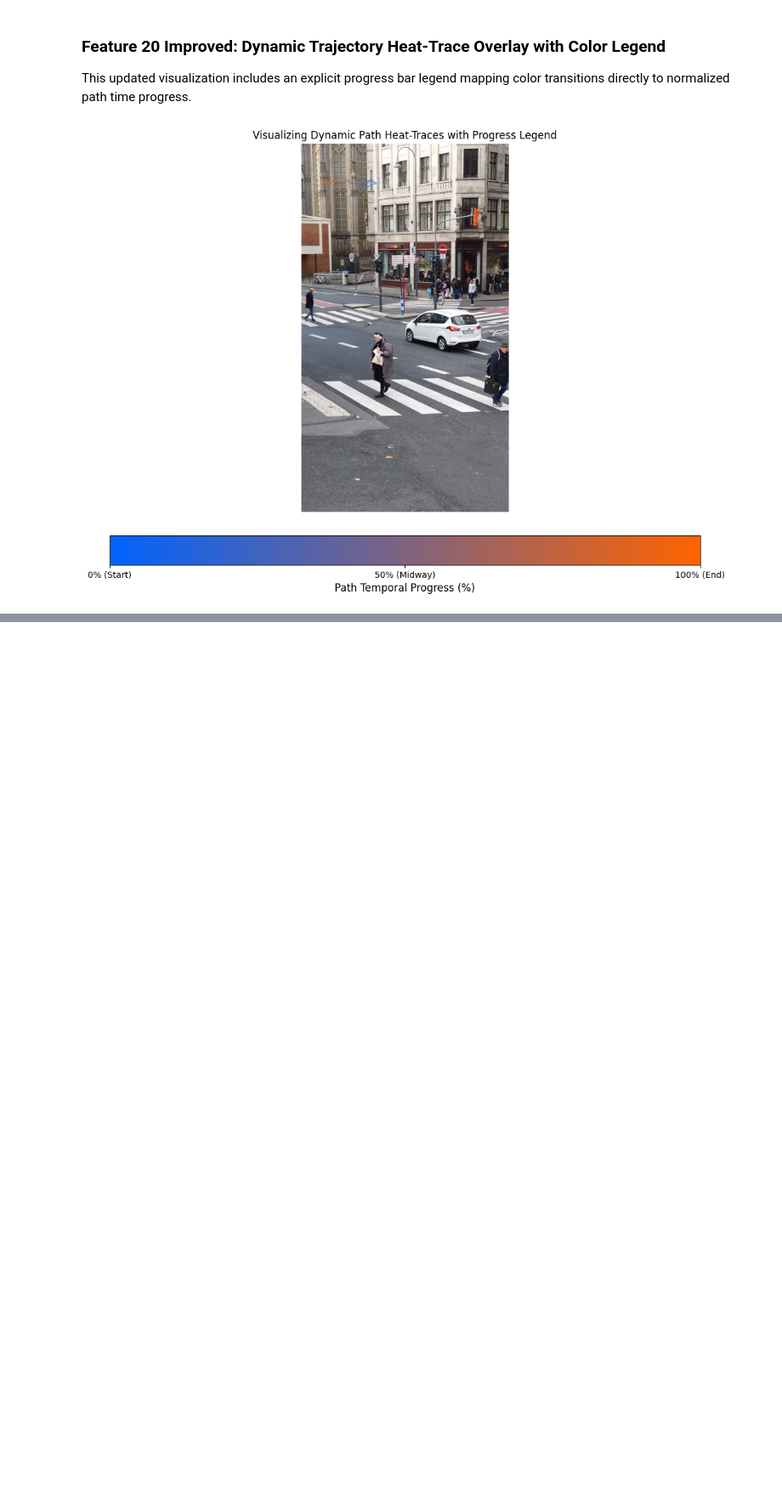
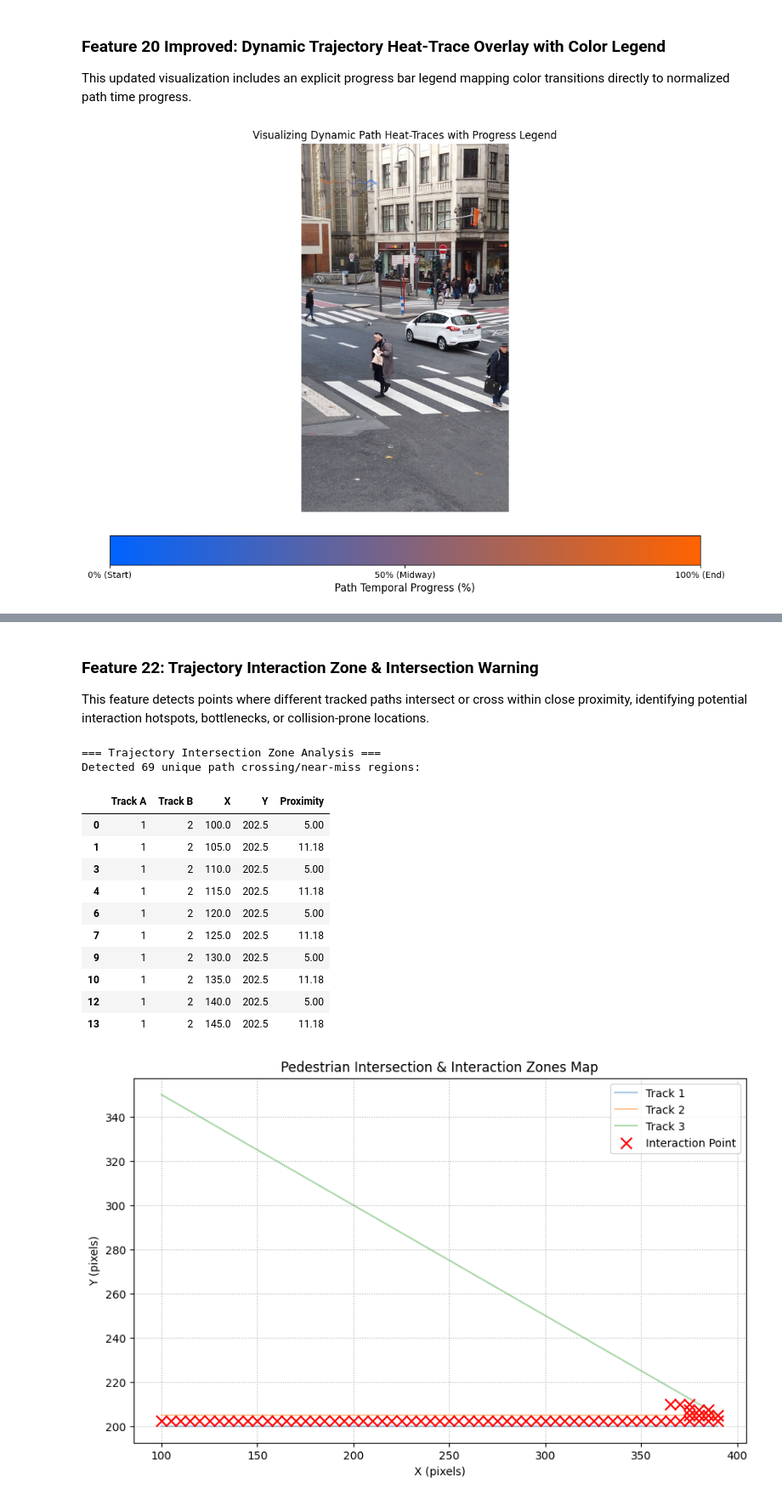
Before and after one commit to HaswinChony308/Vision-Track, a Jupyter notebook: Vision_Track.ipynb, the cells around one changed output, grey strips where cells are left out. Shown at 85% size. Cells and saved outputs as stored; diff of their text form; code cells hidden in the pictures; blank space fills up the shorter version.

```diff
--- a/Vision_Track.ipynb
+++ b/Vision_Track.ipynb
@@ -1492,0 +1539,75 @@ plt.show()
+# %% [markdown]
+### Feature 22: Trajectory Interaction Zone & Intersection Warning
+This feature detects points where different tracked paths intersect or cross within close proximity, identifying potential interaction hotspots, bottlenecks, or collision-prone locations.
+# %%
+import numpy as np
+import pandas as pd
+import matplotlib.pyplot as plt
+
+# Fallback check
+if 'trajectories' not in locals() and 'trajectories' not in globals():
+    trajectories = {
+        1: [(x, 200) for x in range(100, 400, 10)],
+        2: [(x, 205) for x in range(100, 400, 10)],
+        3: [(x, 400 - x*0.5) for x in range(100, 400, 10)]
+    }
+
+intersection_points = []
+PROXIMITY_THRESHOLD = 15.0  # Pixels tolerance to define an intersection
+
+track_ids = list(trajectories.keys())
+for idx_i, id_i in enumerate(track_ids):
+    for id_j in track_ids[idx_i + 1:]:
+        pts_i = trajectories[id_i]
+        pts_j = trajectories[id_j]
+
+        for pt1 in pts_i:
+            for pt2 in pts_j:
+                dist = np.sqrt((pt1[0] - pt2[0])**2 + (pt1[1] - pt2[1])**2)
+                if dist < PROXIMITY_THRESHOLD:
+                    mean_x = (pt1[0] + pt2[0]) / 2.0
+                    mean_y = (pt1[1] + pt2[1]) / 2.0
+                    intersection_points.append({
+                        'Track A': id_i,
+                        'Track B': id_j,
+                        'X': round(mean_x, 1),
+                        'Y': round(mean_y, 1),
+                        'Proximity': round(dist, 2)
+                    })
+
+print("=== Trajectory Intersection Zone Analysis ===")
+if intersection_points:
+    df_intersections = pd.DataFrame(intersection_points).drop_duplicates(subset=['X', 'Y'])
+    print(f"Detected {len(df_intersections)} unique path crossing/near-miss regions:")
+    display(df_intersections.head(10))
+
+    # Plot visual map of conflict regions
+    plt.figure(figsize=(10, 6))
+    for track_id, coords in trajectories.items():
+        arr = np.array(coords)
+        plt.plot(arr[:, 0], arr[:, 1], alpha=0.4, label=f"Track {track_id}")
+
+    plt.scatter(df_intersections['X'], df_intersections['Y'], color='red', marker='x', s=100, zorder=5, label="Interaction Point")
+    plt.title("Pedestrian Intersection & Interaction Zones Map")
+    plt.xlabel("X (pixels)")
+    plt.ylabel("Y (pixels)")
+    plt.legend()
+    plt.grid(True, linestyle=':')
+    plt.show()
+else:
+    print("No trajectory intersections detected.")
+# %% [output]
+=== Trajectory Intersection Zone Analysis ===
+Detected 69 unique path crossing/near-miss regions:
+|  | Track A | Track B | X | Y | Proximity |
+| 0 | 1 | 2 | 100.0 | 202.5 | 5.00 |
+| 1 | 1 | 2 | 105.0 | 202.5 | 11.18 |
+| 3 | 1 | 2 | 110.0 | 202.5 | 5.00 |
+| 4 | 1 | 2 | 115.0 | 202.5 | 11.18 |
+| 6 | 1 | 2 | 120.0 | 202.5 | 5.00 |
+| 7 | 1 | 2 | 125.0 | 202.5 | 11.18 |
+| 9 | 1 | 2 | 130.0 | 202.5 | 5.00 |
+| 10 | 1 | 2 | 135.0 | 202.5 | 11.18 |
+| 12 | 1 | 2 | 140.0 | 202.5 | 5.00 |
+| 13 | 1 | 2 | 145.0 | 202.5 | 11.18 |
+[figure, added]
```
Also changed, not shown: parts of 2 cells of this notebook.
